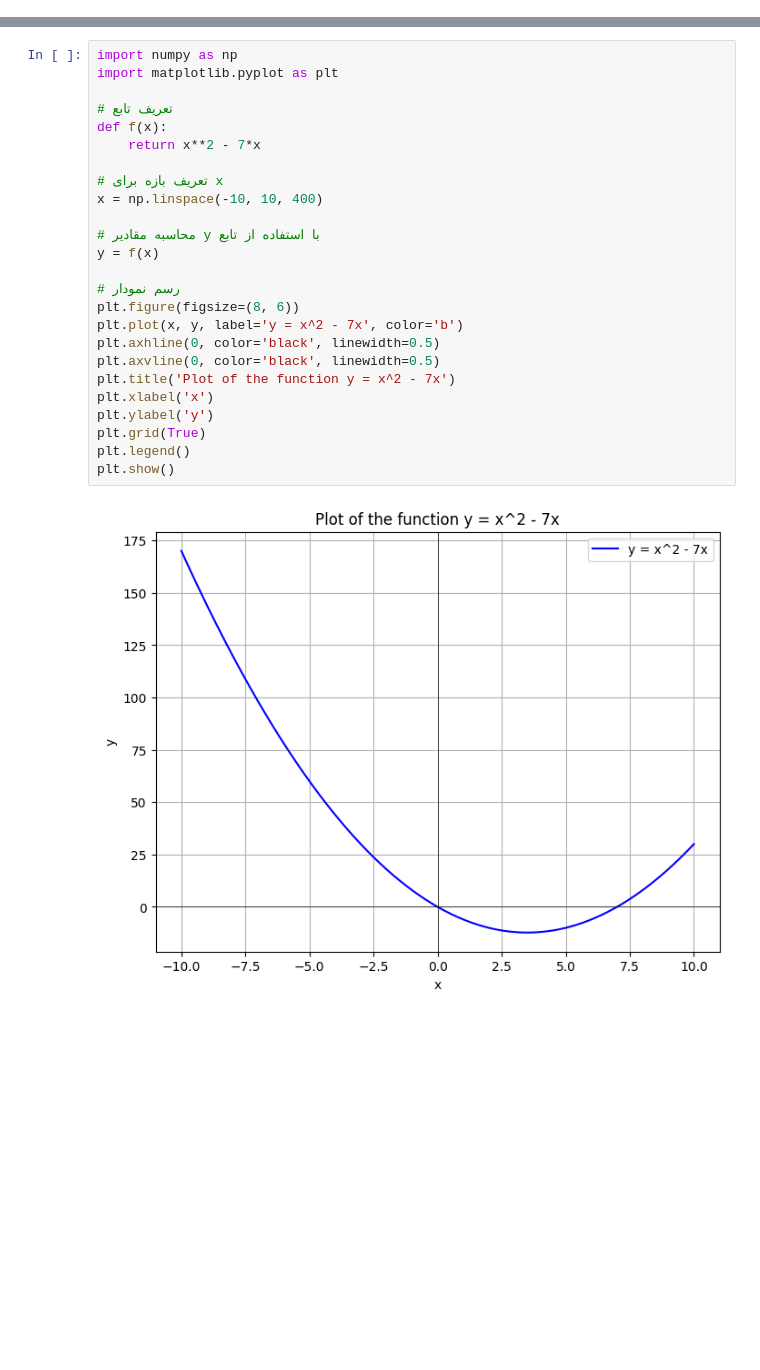
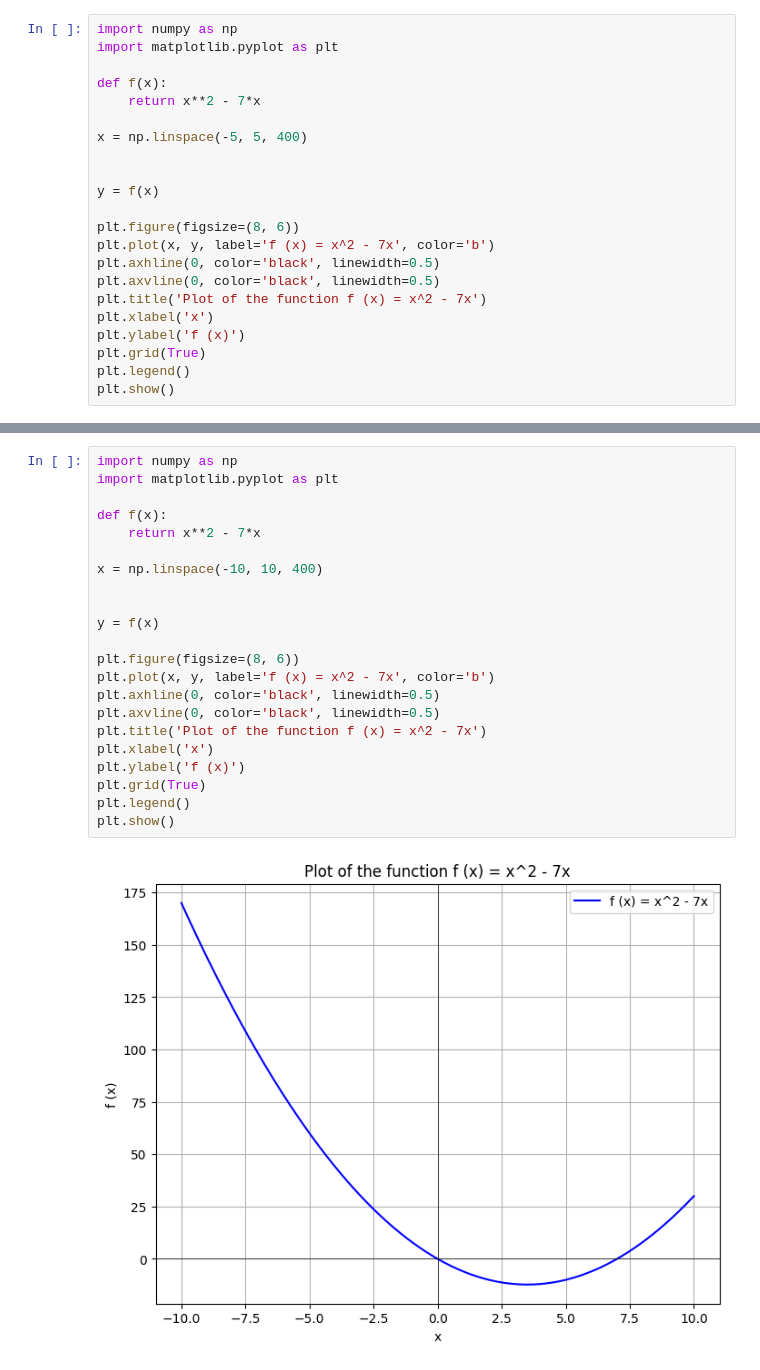
Before and after one commit to MBAhmadi/Math-in-ML, a Jupyter notebook: The_first_exercise.ipynb, the cells around one changed output, grey strips where cells are left out. Cells and saved outputs as stored; diff of their text form; blank space fills up the shorter version.

```diff
--- a/The_first_exercise.ipynb
+++ b/The_first_exercise.ipynb
@@ -0,0 +25,22 @@
+# %%
+import numpy as np
+import matplotlib.pyplot as plt
+
+def f(x):
+    return x**2 - 7*x
+
+x = np.linspace(-5, 5, 400)
+
+
+y = f(x)
+
+plt.figure(figsize=(8, 6))
+plt.plot(x, y, label='f (x) = x^2 - 7x', color='b')
+plt.axhline(0, color='black', linewidth=0.5)
+plt.axvline(0, color='black', linewidth=0.5)
+plt.title('Plot of the function f (x) = x^2 - 7x')
+plt.xlabel('x')
+plt.ylabel('f (x)')
+plt.grid(True)
+plt.legend()
+plt.show()
@@ -1,27 +49,24 @@
 # %%
 import numpy as np
 import matplotlib.pyplot as plt
 
-# تعریف تابع
 def f(x):
     return x**2 - 7*x
 
-# تعریف بازه برای x
 x = np.linspace(-10, 10, 400)
 
-# محاسبه مقادیر y با استفاده از تابع
+
 y = f(x)
 
-# رسم نمودار
 plt.figure(figsize=(8, 6))
-plt.plot(x, y, label='y = x^2 - 7x', color='b')
+plt.plot(x, y, label='f (x) = x^2 - 7x', color='b')
 plt.axhline(0, color='black', linewidth=0.5)
 plt.axvline(0, color='black', linewidth=0.5)
-plt.title('Plot of the function y = x^2 - 7x')
+plt.title('Plot of the function f (x) = x^2 - 7x')
 plt.xlabel('x')
-plt.ylabel('y')
+plt.ylabel('f (x)')
 plt.grid(True)
 plt.legend()
 plt.show()
 # %% [output]
-[figure, old version]
+[figure, new version]
```
Also changed, not shown: parts of 2 cells of this notebook.
